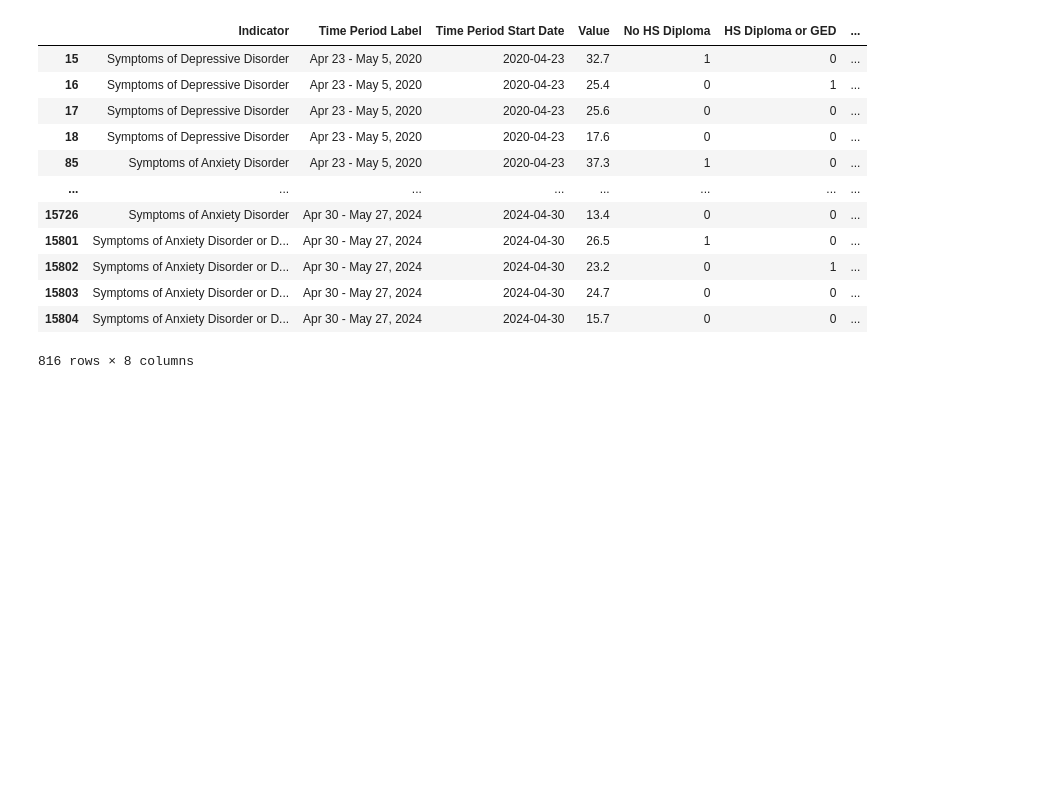
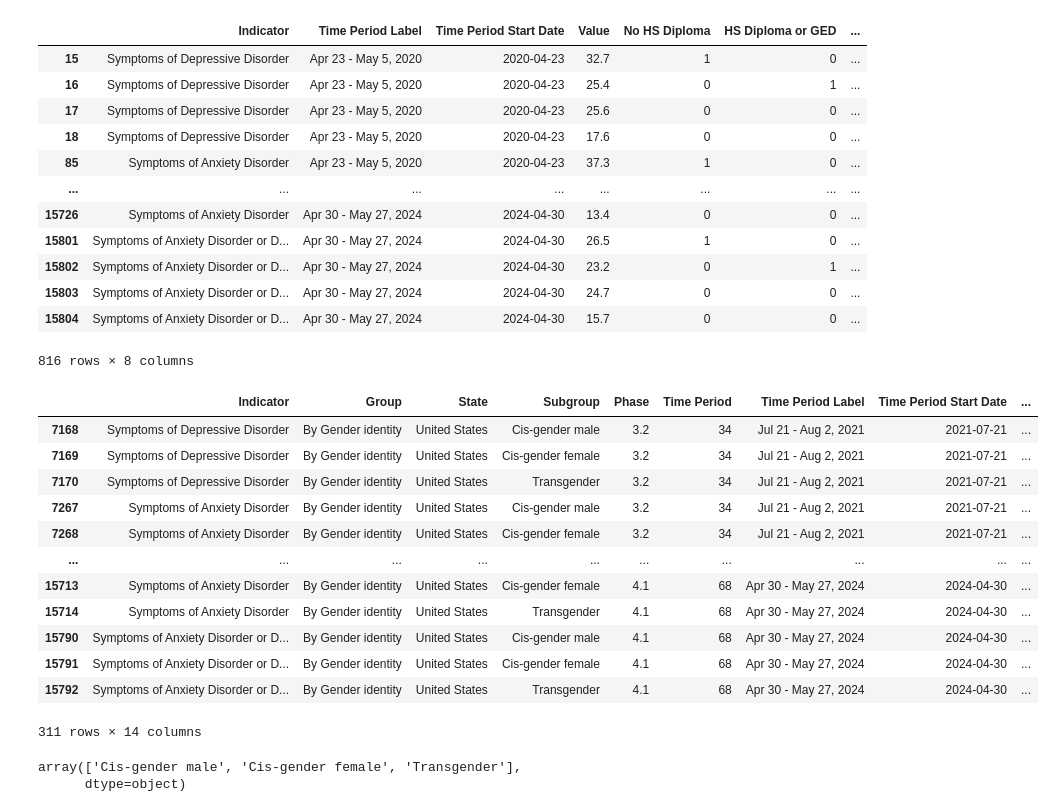
Before and after one commit to baraban7890/Unmasking-Anxiety, a Jupyter notebook: Project1.ipynb, the cells around one changed output. Saved outputs shown, nothing was run; the diff lists cells and outputs as text; code cells hidden in the pictures; blank space fills up the shorter version.

Commit message:
Commit after adding One Hot Code for Gender Identity, after previously adding One Hot Code for Education

```diff
--- a/Project1.ipynb
+++ b/Project1.ipynb
@@ -401,3 +401,27 @@ df_education
 | 15803 | Symptoms of Anxiety Disorder or D... | Apr 30 - May 27, 2024 | 2024-04-30 | 24.7 | 0 | 0 | ... |
 | 15804 | Symptoms of Anxiety Disorder or D... | Apr 30 - May 27, 2024 | 2024-04-30 | 15.7 | 0 | 0 | ... |
 816 rows × 8 columns
+# %%
+df_gender_identity = df
+df_gender_identity = df_gender_identity.loc[df_gender_identity['Group'] == 'By Gender identity']
+df_gender_identity['Subgroup'].unique()
+df_gender_identity
+# %% [output]
+|  | Indicator | Group | State | Subgroup | Phase | Time Period | Time Period Label | Time Period Start Date | ... |
+| 7168 | Symptoms of Depressive Disorder | By Gender identity | United States | Cis-gender male | 3.2 | 34 | Jul 21 - Aug 2, 2021 | 2021-07-21 | ... |
+| 7169 | Symptoms of Depressive Disorder | By Gender identity | United States | Cis-gender female | 3.2 | 34 | Jul 21 - Aug 2, 2021 | 2021-07-21 | ... |
+| 7170 | Symptoms of Depressive Disorder | By Gender identity | United States | Transgender | 3.2 | 34 | Jul 21 - Aug 2, 2021 | 2021-07-21 | ... |
+| 7267 | Symptoms of Anxiety Disorder | By Gender identity | United States | Cis-gender male | 3.2 | 34 | Jul 21 - Aug 2, 2021 | 2021-07-21 | ... |
+| 7268 | Symptoms of Anxiety Disorder | By Gender identity | United States | Cis-gender female | 3.2 | 34 | Jul 21 - Aug 2, 2021 | 2021-07-21 | ... |
+| ... | ... | ... | ... | ... | ... | ... | ... | ... | ... |
+| 15713 | Symptoms of Anxiety Disorder | By Gender identity | United States | Cis-gender female | 4.1 | 68 | Apr 30 - May 27, 2024 | 2024-04-30 | ... |
+| 15714 | Symptoms of Anxiety Disorder | By Gender identity | United States | Transgender | 4.1 | 68 | Apr 30 - May 27, 2024 | 2024-04-30 | ... |
+| 15790 | Symptoms of Anxiety Disorder or D... | By Gender identity | United States | Cis-gender male | 4.1 | 68 | Apr 30 - May 27, 2024 | 2024-04-30 | ... |
+| 15791 | Symptoms of Anxiety Disorder or D... | By Gender identity | United States | Cis-gender female | 4.1 | 68 | Apr 30 - May 27, 2024 | 2024-04-30 | ... |
+| 15792 | Symptoms of Anxiety Disorder or D... | By Gender identity | United States | Transgender | 4.1 | 68 | Apr 30 - May 27, 2024 | 2024-04-30 | ... |
+311 rows × 14 columns
+# %%
+df_gender_identity['Subgroup'].unique()
+# %% [output]
+array(['Cis-gender male', 'Cis-gender female', 'Transgender'],
+      dtype=object)
```
Also changed, not shown: parts of 2 cells of this notebook.
